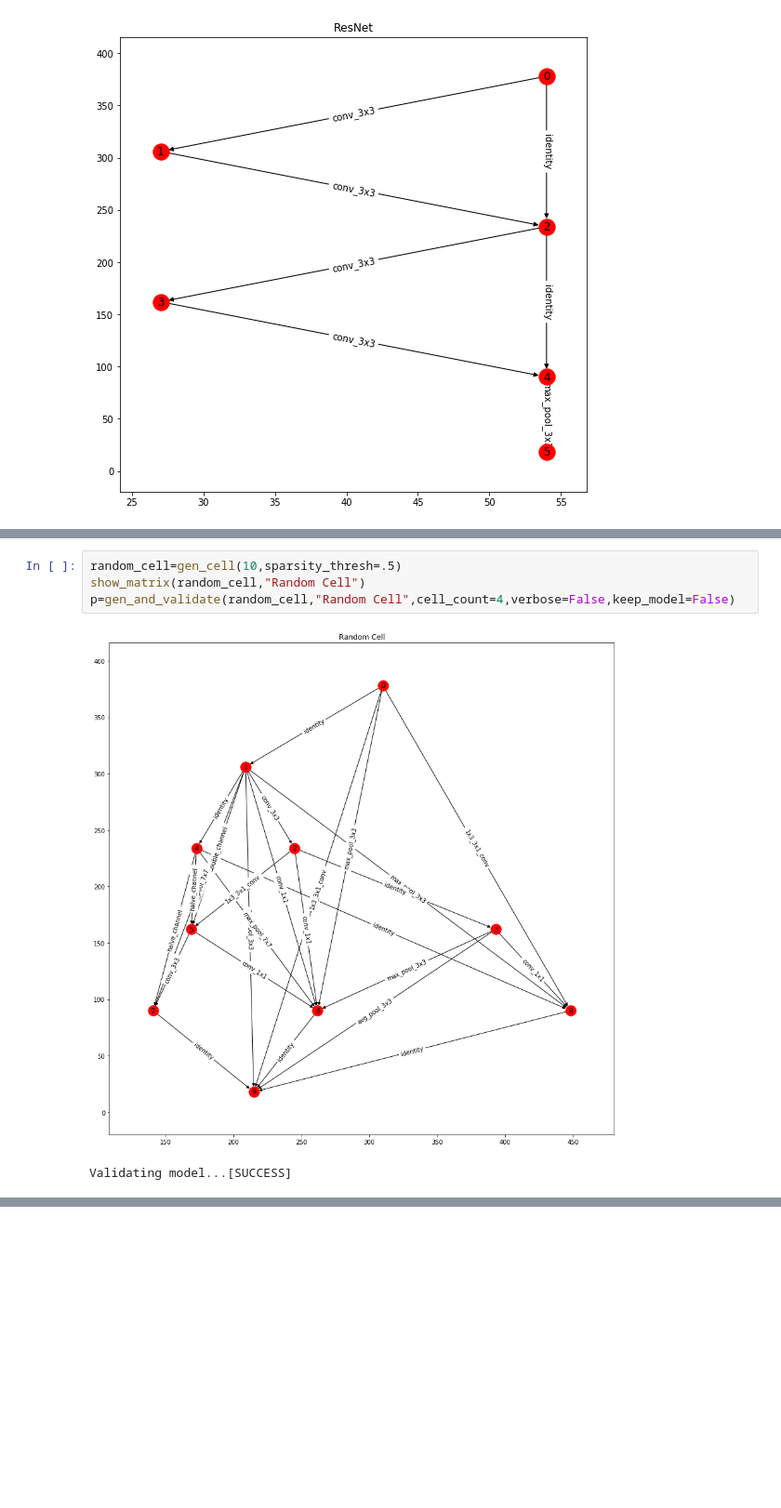
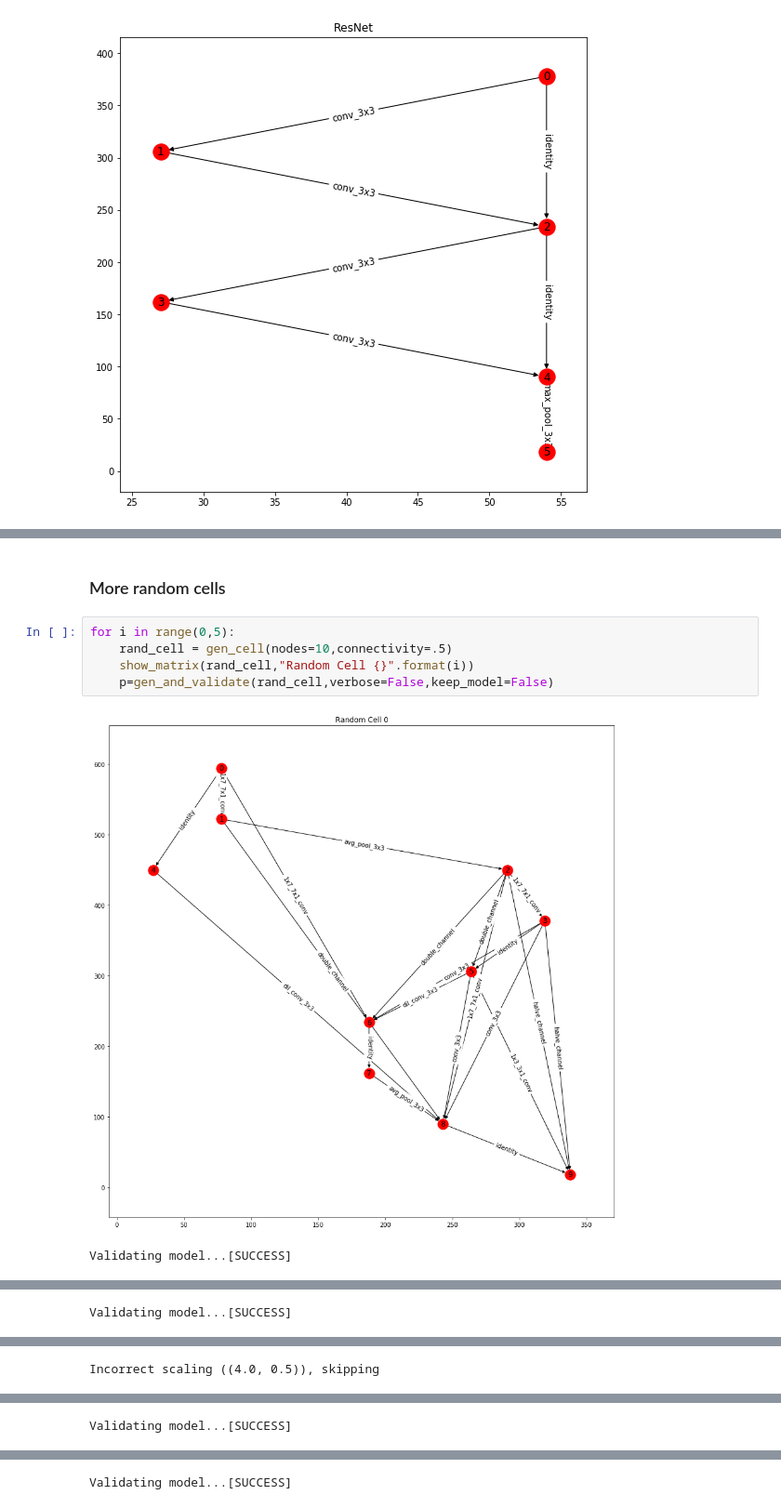
Before and after one commit to RobGeada/graph2net, a Jupyter notebook: Graph2Net Demo.ipynb, the cells around one changed output, grey strips where cells are left out. Shown at 93% size. Saved outputs shown, nothing was run; the diff lists cells and outputs as text; blank space fills up the shorter version.

```diff
--- a/Graph2Net Demo.ipynb
+++ b/Graph2Net Demo.ipynb
@@ -60,7 +160,10 @@ Validating model...[SUCCESS]
+# %% [markdown]
+### More random cells
 # %%
-random_cell=gen_cell(10,sparsity_thresh=.5)
-show_matrix(random_cell,"Random Cell")
-p=gen_and_validate(random_cell,"Random Cell",cell_count=4,verbose=False,keep_model=False)
+for i in range(0,5):
+    rand_cell = gen_cell(nodes=10,connectivity=.5)
+    show_matrix(rand_cell,"Random Cell {}".format(i))
+    p=gen_and_validate(rand_cell,verbose=False,keep_model=False)
 # %% [output]
-[figure, old version]
+[figure, new version]
 Validating model...[SUCCESS]
@@ -66,0 +171 @@ Validating model...[SUCCESS]
+Validating model...[SUCCESS]
@@ -66,0 +173 @@ Validating model...[SUCCESS]
+Incorrect scaling ((4.0, 0.5)), skipping
@@ -66,0 +175 @@ Validating model...[SUCCESS]
+Validating model...[SUCCESS]
@@ -66,0 +177 @@ Validating model...[SUCCESS]
+Validating model...[SUCCESS]
```
Also changed, not shown: parts of 25 cells of this notebook.
